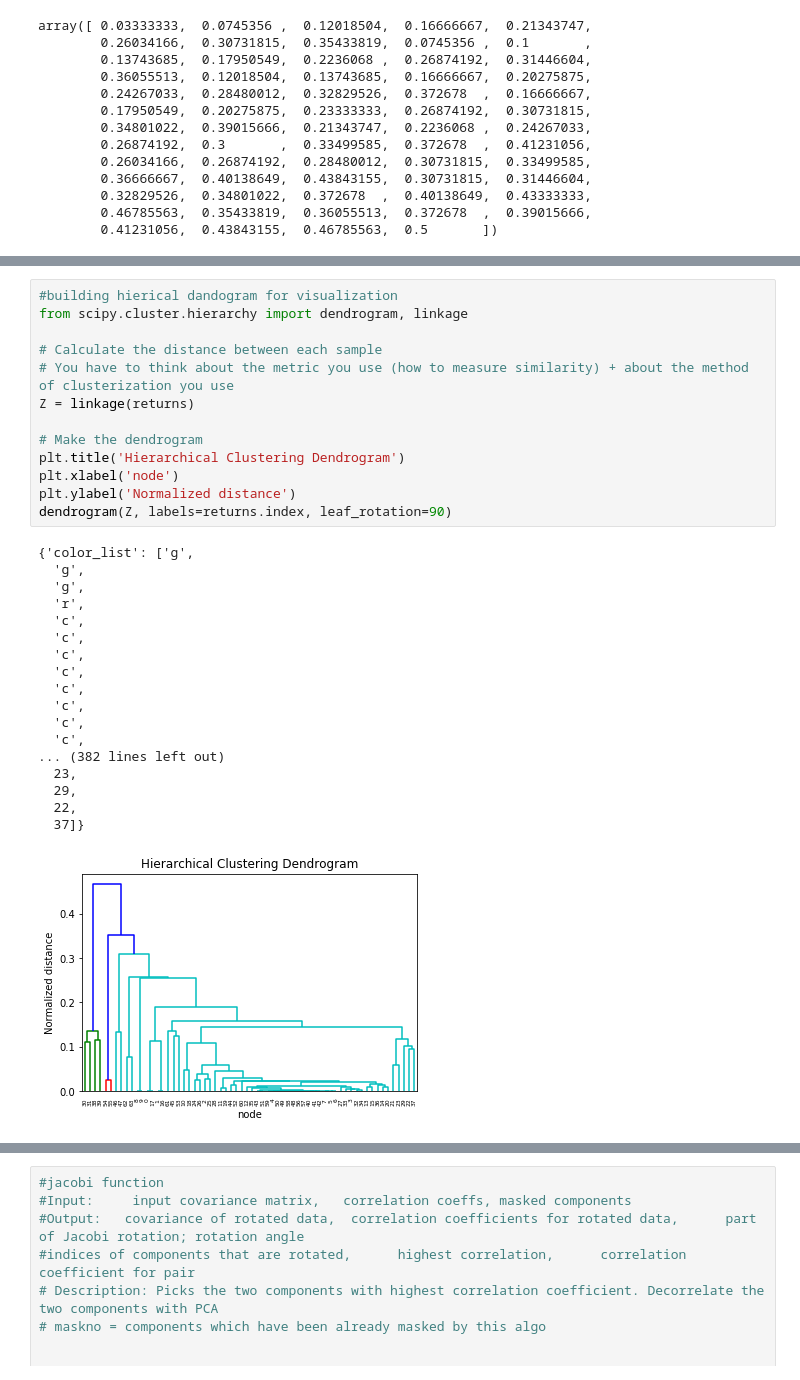
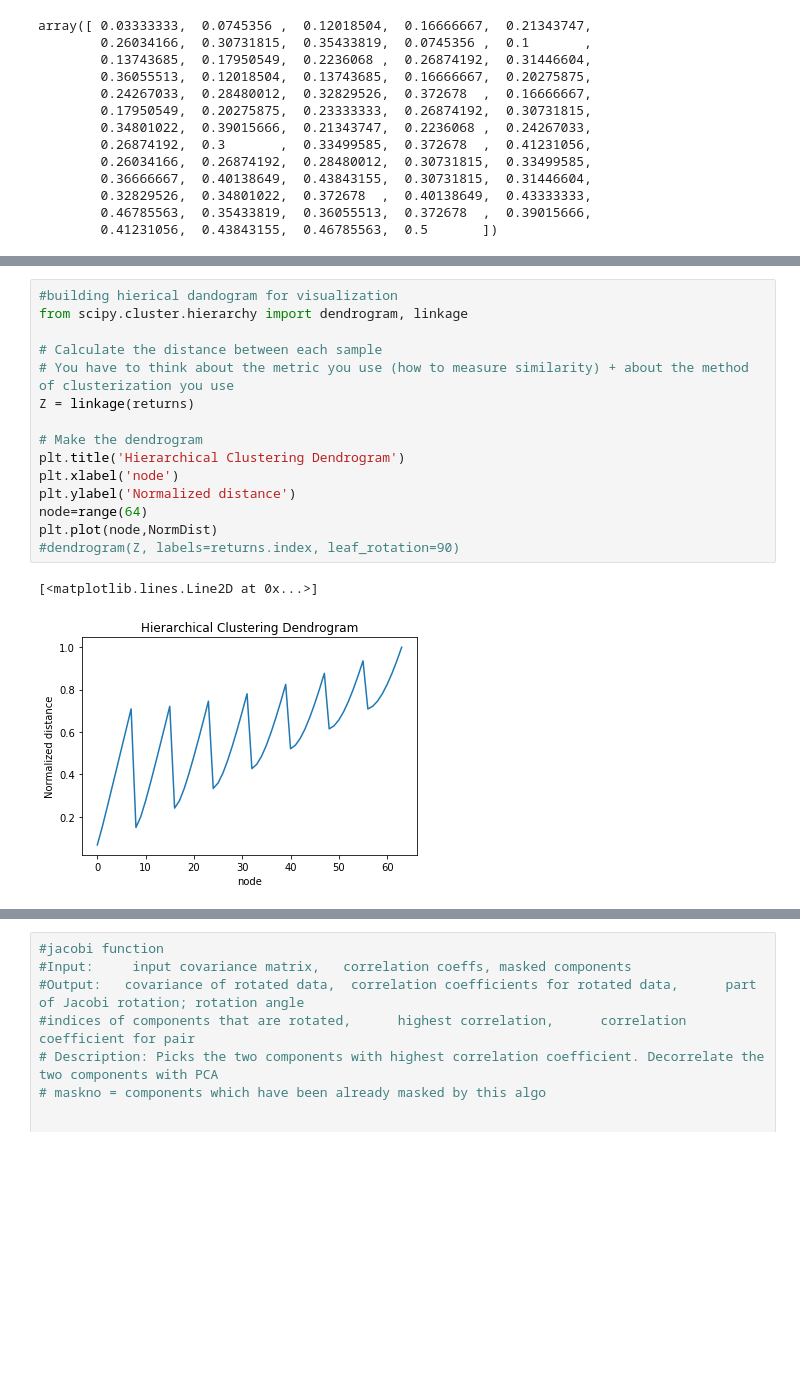
Before and after one commit to muneebasirshar/Sparse-Data-Recovery, a Jupyter notebook: CSDAS.ipynb, the cells around one changed output, grey strips where cells are left out. Drawn from its saved outputs; the diff is of its cells as text; blank space fills up the shorter version.

```diff
--- a/CSDAS.ipynb
+++ b/CSDAS.ipynb
@@ -125,35 +125,21 @@ np.shape(corr_mat)
 # %%
 #building hierical dandogram for visualization
 from scipy.cluster.hierarchy import dendrogram, linkage
 
 # Calculate the distance between each sample
 # You have to think about the metric you use (how to measure similarity) + about the method of clusterization you use
 Z = linkage(returns)
 
 # Make the dendrogram
 plt.title('Hierarchical Clustering Dendrogram')
 plt.xlabel('node')
 plt.ylabel('Normalized distance')
-dendrogram(Z, labels=returns.index, leaf_rotation=90)
+node=range(64)
+plt.plot(node,NormDist)
+#dendrogram(Z, labels=returns.index, leaf_rotation=90)
 # %% [output]
-{'color_list': ['g',
-  'g',
-  'g',
-  'r',
-  'c',
-  'c',
-  'c',
-  'c',
-  'c',
-  'c',
-  'c',
-  'c',
-... (382 lines left out)
-  23,
-  29,
-  22,
-  37]}
+[<matplotlib.lines.Line2D at 0x...>]
-[figure, old version]
+[figure, new version]
 # %%
 cov_mat # covariance matrix
 np.shape(cov_mat) #64L by 64L
```
Also changed, not shown: parts of 14 cells of this notebook, 1 other file.
